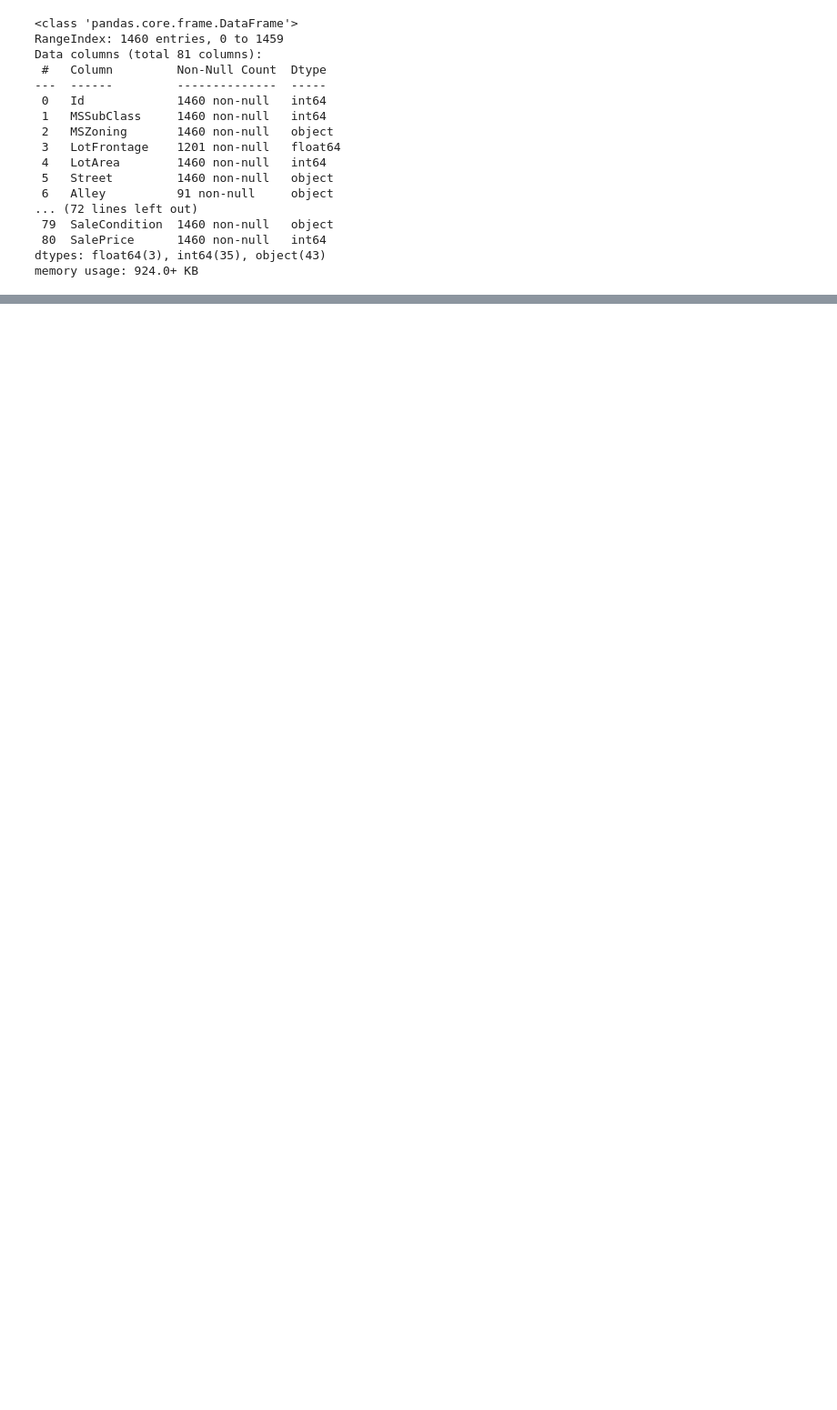
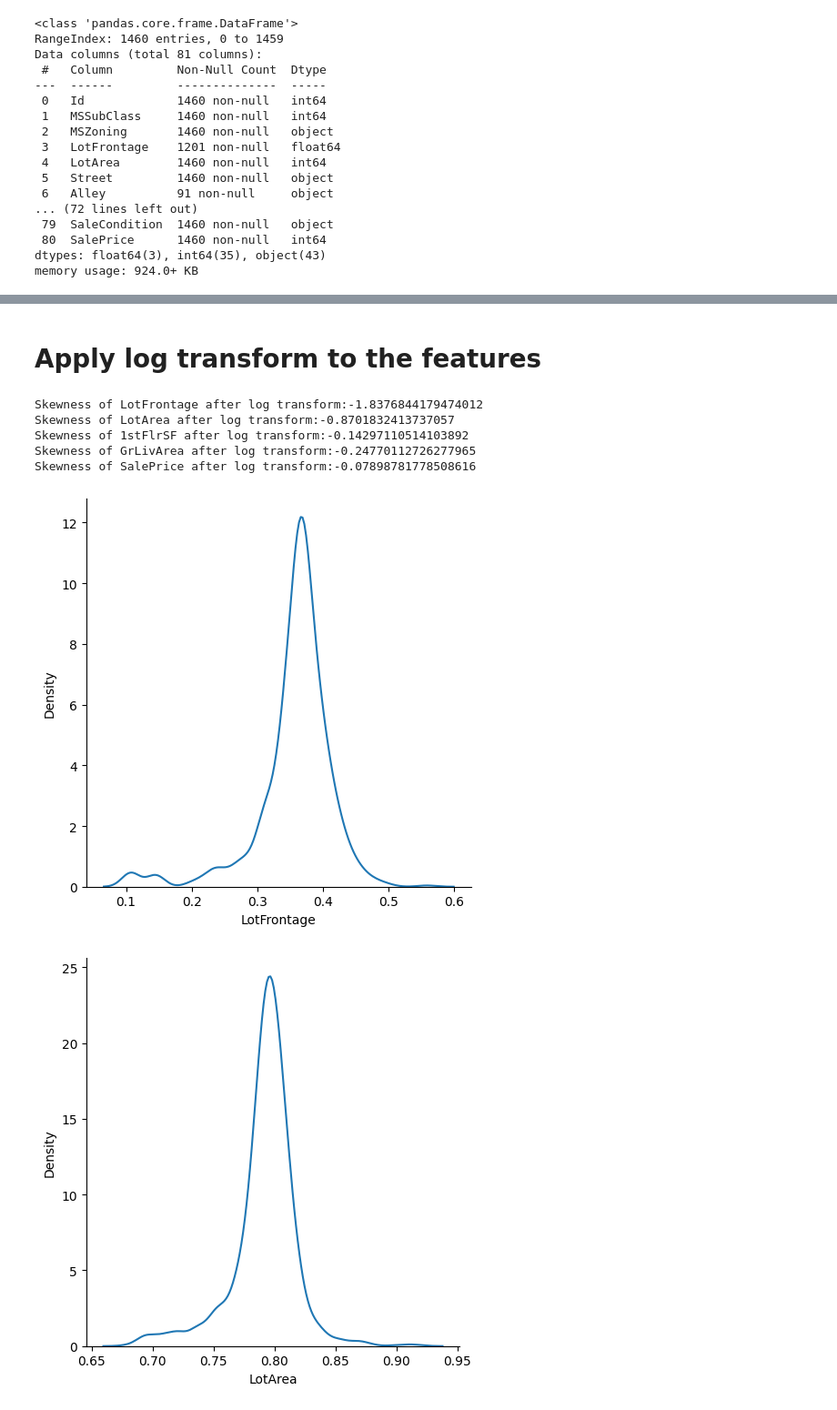
Before and after one commit to Jayasuryan0821/House-Price-Prediction, a Jupyter notebook: Final/eda.ipynb, the cells around one changed output, grey strips where cells are left out. Shown at 91% size. Cells and saved outputs as stored; diff of their text form; code cells hidden in the pictures; blank space fills up the shorter version.

```diff
--- a/Final/eda.ipynb
+++ b/Final/eda.ipynb
@@ -690,0 +230,7 @@ for i in range(0,len(hous_num.columns),5):
+# %%
+for feature in num_features_nan:
+    median = df[feature].median()
+    df[feature + 'nan'] = np.where(df[feature].isnull(),1,0)
+    df[feature] = df[feature].fillna(median)
+
+df[num_features_nan].isnull().sum()
@@ -690,0 +264,4 @@ for i in range(0,len(hous_num.columns),5):
+# %%
+# df['GarageYrBlt'].fillna(df['GarageYrBlt'].median(), inplace=True)
+for feature in ['YearBuilt','YearRemodAdd','GarageYrBlt']:
+    df[feature] = df['YrSold'] - df[feature]
@@ -690,0 +288,8 @@ for i in range(0,len(hous_num.columns),5):
+# %%
+num_features = []
+for feature in df.columns:
+    if df[feature].dtypes != 'object':
+        num_features.append(feature)
+
+for feature in num_features:
+    print(f"skewness of {feature}:{df[feature].skew()}")
@@ -690,0 +335,17 @@ for i in range(0,len(hous_num.columns),5):
+# %% [markdown]
+# Apply log transform to the features
+# %%
+num_features=['LotFrontage', 'LotArea', '1stFlrSF', 'GrLivArea', 'SalePrice']
+
+for feature in num_features:
+    df[feature]=np.log(df[feature])
+    sns.displot(df[feature],kind='kde')
+    print(f"Skewness of {feature} after log transform:{df[feature].skew()}")
+# %% [output]
+Skewness of LotFrontage after log transform:-1.8376844179474012
+Skewness of LotArea after log transform:-0.8701832413737057
+Skewness of 1stFlrSF after log transform:-0.14297110514103892
+Skewness of GrLivArea after log transform:-0.24770112726277965
+Skewness of SalePrice after log transform:-0.07898781778508616
+[figure, added]
+[figure, added]
```
Also changed, not shown: parts of 49 cells of this notebook.
